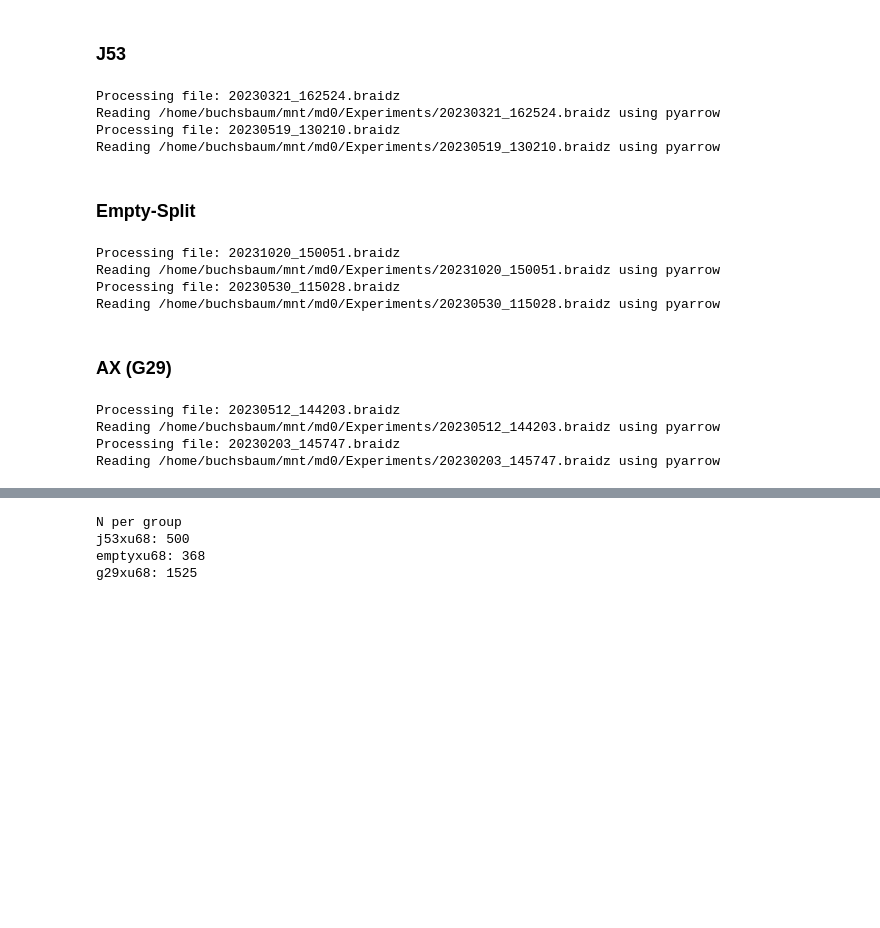
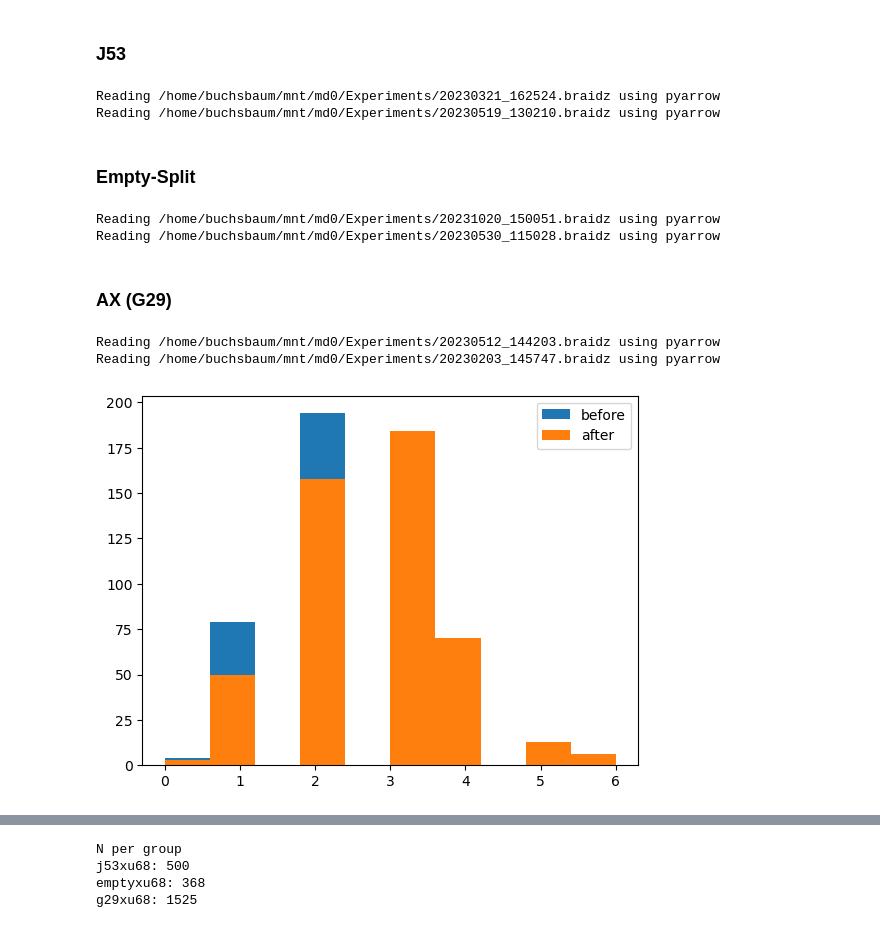
Before and after one commit to elhananby/fly_analysis, a Jupyter notebook: notebooks/BuchsbaumSchnell2024.ipynb, the cells around one changed output, grey strips where cells are left out. Cells and saved outputs as stored; diff of their text form; code cells hidden in the pictures; blank space fills up the shorter version.

```diff
--- a/notebooks/BuchsbaumSchnell2024.ipynb
+++ b/notebooks/BuchsbaumSchnell2024.ipynb
@@ -789,11 +790,9 @@ figure_save_folder = "./Figures/"
 # %%
 # Process j53xu68 files
 j53xu68_files = ["20230321_162524.braidz", "20230519_130210.braidz"]
-j53_data, j53_sources = process_files(j53xu68_files, root_folder, keys)
+j53_data = fa.braidz.read_multiple_braidz(j53xu68_files, root_folder)
 # %% [output]
-Processing file: 20230321_162524.braidz
 Reading /home/buchsbaum/mnt/md0/Experiments/20230321_162524.braidz using pyarrow
-Processing file: 20230519_130210.braidz
 Reading /home/buchsbaum/mnt/md0/Experiments/20230519_130210.braidz using pyarrow
 # %% [markdown]
 ### Empty-Split
@@ -803,20 +802,16 @@ emptyxu68_files = [
     "20231020_150051.braidz",
     "20230530_115028.braidz",
 ]
-empty_data, empty_sources = process_files(emptyxu68_files, root_folder, keys)
+empty_data = fa.braidz.read_multiple_braidz(emptyxu68_files, root_folder)
 # %% [output]
-Processing file: 20231020_150051.braidz
 Reading /home/buchsbaum/mnt/md0/Experiments/20231020_150051.braidz using pyarrow
-Processing file: 20230530_115028.braidz
 Reading /home/buchsbaum/mnt/md0/Experiments/20230530_115028.braidz using pyarrow
 # %% [markdown]
 ### AX (G29)
 # %%
 # Process g29xu68 files
 g29xu68_files = ["20230512_144203.braidz", "20230203_145747.braidz"]
-g29_data, g29_sources = process_files(g29xu68_files, root_folder, keys)
+g29_data = fa.braidz.read_multiple_braidz(g29xu68_files, root_folder)
 # %% [output]
-Processing file: 20230512_144203.braidz
 Reading /home/buchsbaum/mnt/md0/Experiments/20230512_144203.braidz using pyarrow
-Processing file: 20230203_145747.braidz
 Reading /home/buchsbaum/mnt/md0/Experiments/20230203_145747.braidz using pyarrow
@@ -822,0 +918,8 @@ Reading /home/buchsbaum/mnt/md0/Experiments/20230203_145747.braidz using pyarrow
+# %%
+fig, axs = plt.subplots()
+axs.hist(results.n_saccades_before, label="before")
+axs.hist(results.n_saccades_after, label="after")
+plt.legend()
+plt.show()
+# %% [output]
+[figure, added]
```
Also changed, not shown: parts of 3 cells of this notebook, 18 other files.
